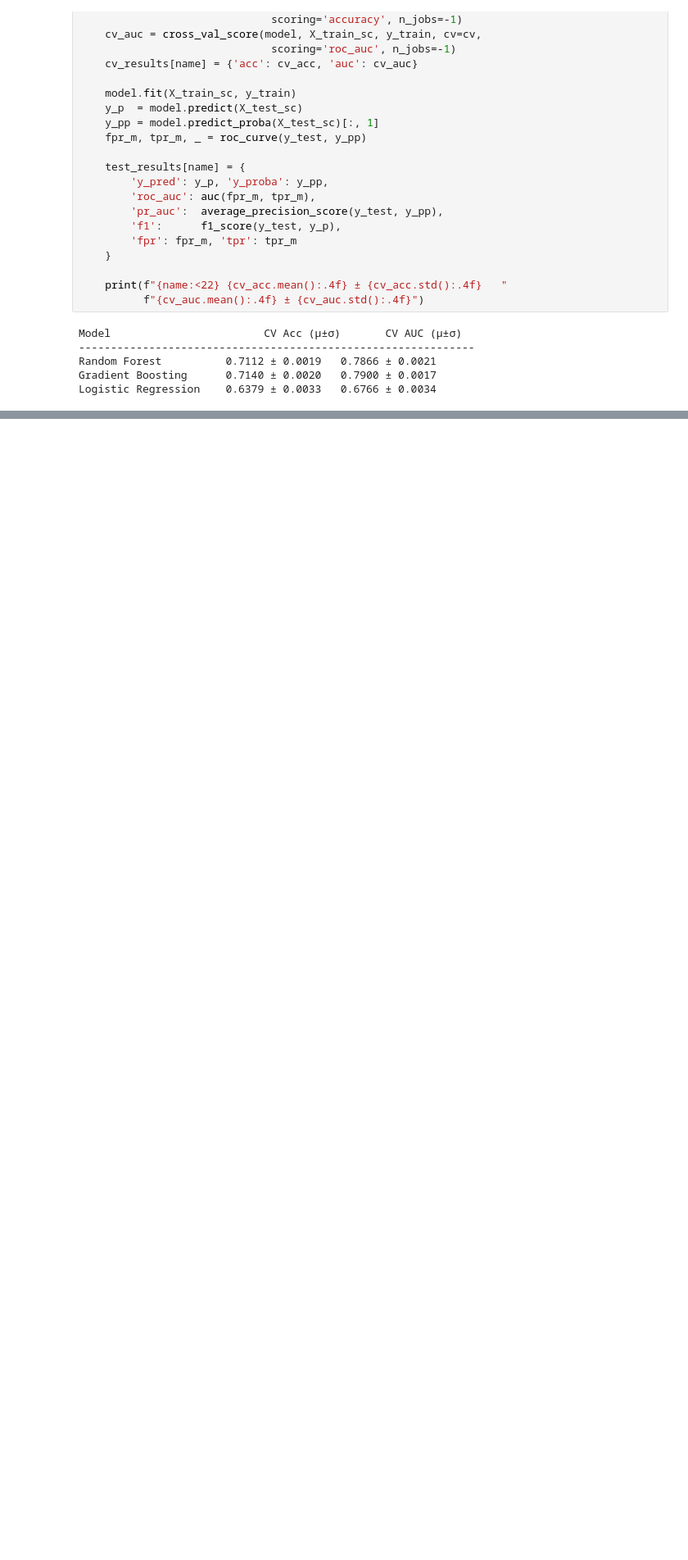
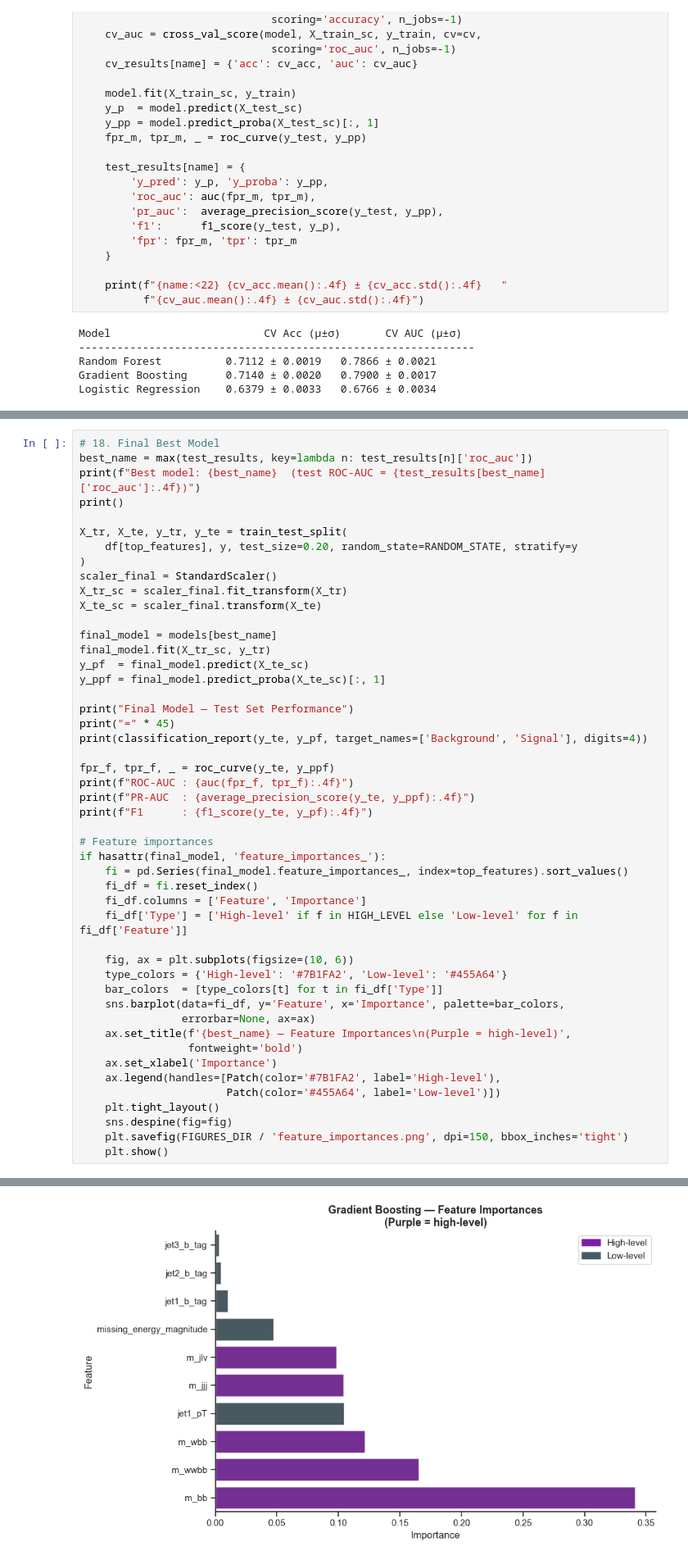
Before and after one commit to ashu-tagore/Higgs_EDA, a Jupyter notebook: notebooks/higgs_boson_eda.ipynb, the cells around one changed output, grey strips where cells are left out. Shown at 82% size. Drawn from its saved outputs; the diff is of its cells as text; blank space fills up the shorter version.

```diff
--- a/notebooks/higgs_boson_eda.ipynb
+++ b/notebooks/higgs_boson_eda.ipynb
@@ -804,0 +870,49 @@ Logistic Regression    0.6379 ± 0.0033   0.6766 ± 0.0034
+# %%
+# 18. Final Best Model
+best_name = max(test_results, key=lambda n: test_results[n]['roc_auc'])
+print(f"Best model: {best_name}  (test ROC-AUC = {test_results[best_name]['roc_auc']:.4f})")
+print()
+
+X_tr, X_te, y_tr, y_te = train_test_split(
+    df[top_features], y, test_size=0.20, random_state=RANDOM_STATE, stratify=y
+)
+scaler_final = StandardScaler()
+X_tr_sc = scaler_final.fit_transform(X_tr)
+X_te_sc = scaler_final.transform(X_te)
+
+final_model = models[best_name]
+final_model.fit(X_tr_sc, y_tr)
+y_pf  = final_model.predict(X_te_sc)
+y_ppf = final_model.predict_proba(X_te_sc)[:, 1]
+
+print("Final Model — Test Set Performance")
+print("=" * 45)
+print(classification_report(y_te, y_pf, target_names=['Background', 'Signal'], digits=4))
+
+fpr_f, tpr_f, _ = roc_curve(y_te, y_ppf)
+print(f"ROC-AUC : {auc(fpr_f, tpr_f):.4f}")
+print(f"PR-AUC  : {average_precision_score(y_te, y_ppf):.4f}")
+print(f"F1      : {f1_score(y_te, y_pf):.4f}")
+
+# Feature importances
+if hasattr(final_model, 'feature_importances_'):
+    fi = pd.Series(final_model.feature_importances_, index=top_features).sort_values()
+    fi_df = fi.reset_index()
+    fi_df.columns = ['Feature', 'Importance']
+    fi_df['Type'] = ['High-level' if f in HIGH_LEVEL else 'Low-level' for f in fi_df['Feature']]
+
+    fig, ax = plt.subplots(figsize=(10, 6))
+    type_colors = {'High-level': '#7B1FA2', 'Low-level': '#455A64'}
+    bar_colors  = [type_colors[t] for t in fi_df['Type']]
+    sns.barplot(data=fi_df, y='Feature', x='Importance', palette=bar_colors,
+                errorbar=None, ax=ax)
+    ax.set_title(f'{best_name} — Feature Importances\n(Purple = high-level)',
+                 fontweight='bold')
+    ax.set_xlabel('Importance')
+    ax.legend(handles=[Patch(color='#7B1FA2', label='High-level'),
+                       Patch(color='#455A64', label='Low-level')])
+    plt.tight_layout()
+    sns.despine(fig=fig)
+    plt.savefig(FIGURES_DIR / 'feature_importances.png', dpi=150, bbox_inches='tight')
+    plt.show()
+# %% [output]
@@ -804,0 +935 @@ Logistic Regression    0.6379 ± 0.0033   0.6766 ± 0.0034
+[figure, added]
```
Also changed, not shown: parts of 5 cells of this notebook, 3 other files.
